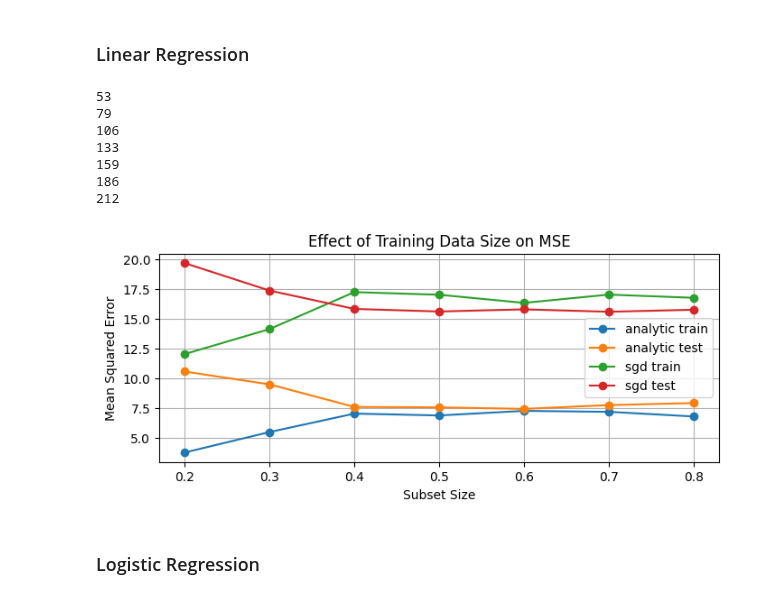
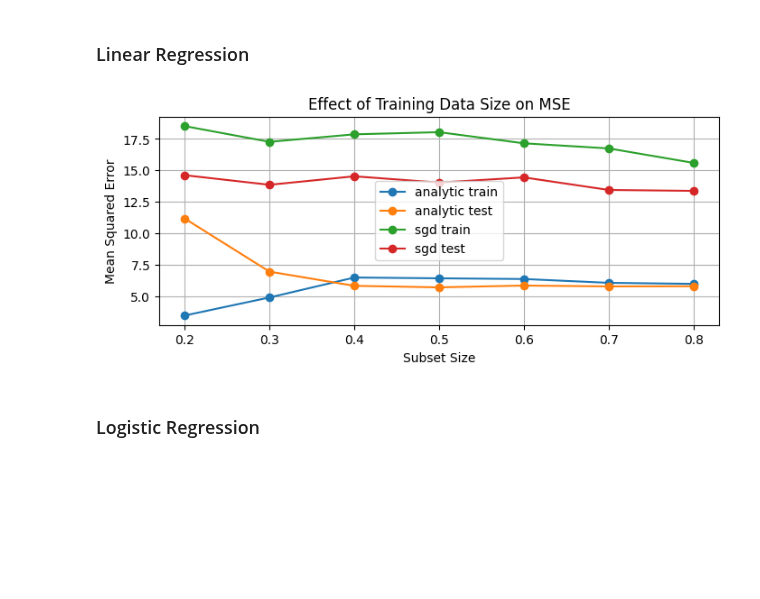
Before and after one commit to j-c-carr/Real-Estate-and-Wine-Quality-Prediction, a Jupyter notebook: experiments_test.ipynb, the cells around one changed output. Saved outputs shown, nothing was run; the diff lists cells and outputs as text; code cells hidden in the pictures; blank space fills up the shorter version.

```diff
--- a/experiments_test.ipynb
+++ b/experiments_test.ipynb
@@ -61,33 +65,39 @@ X_housing_train, X_housing_test = min_max_scale(X_housing_train, X_housing_test)
 OPTIMIZER_KWARGS = {
     'batch_size': 32,
     'learning_rate': 0.1,
-    'max_iters': 1e5,
+    'max_iters': 1e4,
     'verbose': False
 }
 
 # analytic fit
 lin_reg = LinearRegression()
 lin_reg.fit(X_housing_train, y_housing_train, analytic_fit=True, verbose=False)
-y_preds_with_analytic_fit = lin_reg.predict(X_housing_test)
-min_ms_error = mse(y_housing_test, lin_reg.predict(X_housing_test))
+y_preds_analytic = lin_reg.predict(X_housing_test)
+error_analytic_train =  mse(y_housing_train, lin_reg.predict(X_housing_train))
+error_analytic_test = mse(y_housing_test, y_preds_analytic)
 w_analytic = np.copy(lin_reg.w)
 
 # mini-batch SGD fit
 log_reg = LogisticRegression()
 lin_reg.fit(X_housing_train, y_housing_train, optimizer_class=StochasticGradientDescent, **OPTIMIZER_KWARGS)
-y_preds_with_grad = lin_reg.predict(X_housing_test)
-ms_error = mse(y_housing_test, y_preds_with_grad)
+y_preds_sgd= lin_reg.predict(X_housing_test)
+error_sgd_train =  mse(y_housing_train, lin_reg.predict(X_housing_train))
+error_sgd_test = mse(y_housing_test, y_preds_sgd)
+
 
 ### Results ###
-print(f"L2 norm between best weights and SGD weights: {np.linalg.norm(w_analytic - lin_reg.w):.5g}")
-print(f"Mean squarred error from analytic fit: {min_ms_error:.5g}")
-print(f"Mean squared error from SGD with mini-batch size {OPTIMIZER_KWARGS['batch_size']}: {ms_error:.5g}")
+print('Analytic Fit:')
+print('Train Error: ', error_analytic_train)
+print('Test Error: ', error_analytic_test)
+print('SGD Fit:')
+print('Train Error: ', error_sgd_train)
+print('Test Error: ', error_sgd_test)
 
 plt.figure(figsize=(10,4))
 plt.plot(y_housing_test, label='true')
-plt.plot(y_preds_with_analytic_fit, label='analytic')
-plt.plot(y_preds_with_grad, label='grad')
-plt.title('Predictions vs True Values')
+plt.plot(y_preds_analytic, label='analytic')
+plt.plot(y_preds_sgd, label='sgd')
+plt.title('Predictions vs True Values (Test Set)')
 plt.xlabel('Sample')
 plt.ylabel('Target')
 plt.legend()
@@ -336,10 +362,11 @@ wine_df_cleaned = remove_outliers(wine_df_cleaned, factor=IQR_FACTOR)
 # perform train test split
 one_hot_wine_classes = pd.get_dummies(wine_df_cleaned['class']).to_numpy(dtype=int)
 X_wine_train, X_wine_test, y_wine_train, y_wine_test = train_test_split(wine_df_cleaned.drop(['class'], axis=1).to_numpy(),
-                                                                        one_hot_wine_classes, test_size=TEST_SIZE)
+                                                                        one_hot_wine_classes, test_size=TEST_SIZE, random_state=SEED)
 
 X_housing_train, X_housing_test, y_housing_train, y_housing_test = train_test_split(housing_df_cleaned.drop(['MEDV'], axis=1).to_numpy(),
-                                                                                    housing_df_cleaned.MEDV.to_numpy().reshape(-1,1), test_size=TEST_SIZE)
+                                                                                    housing_df_cleaned.MEDV.to_numpy().reshape(-1,1),
+                                                                                    test_size=TEST_SIZE, random_state=SEED)
 
 ### Data Normalization ###
 # normalize data after train test split to prevent data leakage
@@ -350,8 +377,8 @@ X_housing_train, X_housing_test = min_max_scale(X_housing_train, X_housing_test)
 # %%
 OPTIMIZER_KWARGS = {
     'batch_size': 32,
-    'max_iters': 4e4,
-    'learning_rate': 0.05,
+    'learning_rate': 0.1,
+    'max_iters': 1e4,
     'verbose': False
 }
 
@@ -366,46 +393,40 @@ sgd_test_errors = []
 for size in sizes:
     # select data subset
     subset_size = int(size * X_housing_train.shape[0])
-    print(subset_size)
     X_train_subset = X_housing_train[:subset_size]
     y_train_subset = y_housing_train[:subset_size]
 
     lin_reg = LinearRegression()
 
     # analytic fit
+    lin_reg = LinearRegression()
     lin_reg.fit(X_train_subset, y_train_subset, analytic_fit=True, verbose=False)
     y_preds_analytic_train = lin_reg.predict(X_train_subset)
     y_preds_analytic_test = lin_reg.predict(X_housing_test)
     analytic_train_errors.append(mse(y_train_subset, y_preds_analytic_train))
     analytic_test_errors.append(mse(y_housing_test, y_preds_analytic_test))
 
     # mini-batch SGD fit
+    lin_reg = LinearRegression()
     lin_reg.fit(X_train_subset, y_train_subset, optimizer_class=StochasticGradientDescent, **OPTIMIZER_KWARGS)
     y_preds_sgd_train = lin_reg.predict(X_train_subset)
     y_preds_sgd_test = lin_reg.predict(X_housing_test)
     sgd_train_errors.append(mse(y_train_subset, y_preds_sgd_train))
     sgd_test_errors.append(mse(y_housing_test, y_preds_sgd_test))
 
 plt.figure(figsize=(8,3))
 plt.plot(sizes, analytic_train_errors, '-o',label='analytic train')
 plt.plot(sizes, analytic_test_errors, '-o',label='analytic test')
 plt.plot(sizes, sgd_train_errors, '-o',label='sgd train')
 plt.plot(sizes, sgd_test_errors, '-o',label='sgd test')
 plt.xlabel('Subset Size')
 plt.ylabel('Mean Squared Error')
 plt.title('Effect of Training Data Size on MSE')
 plt.grid(True)
 plt.legend()
 plt.show()
 # %% [output]
-53
-79
-106
-133
-159
-186
-212
-[figure, old version]
+[figure, new version]
 # %% [markdown]
 ### Logistic Regression
 # %%
```
Also changed, not shown: parts of 22 cells of this notebook.
